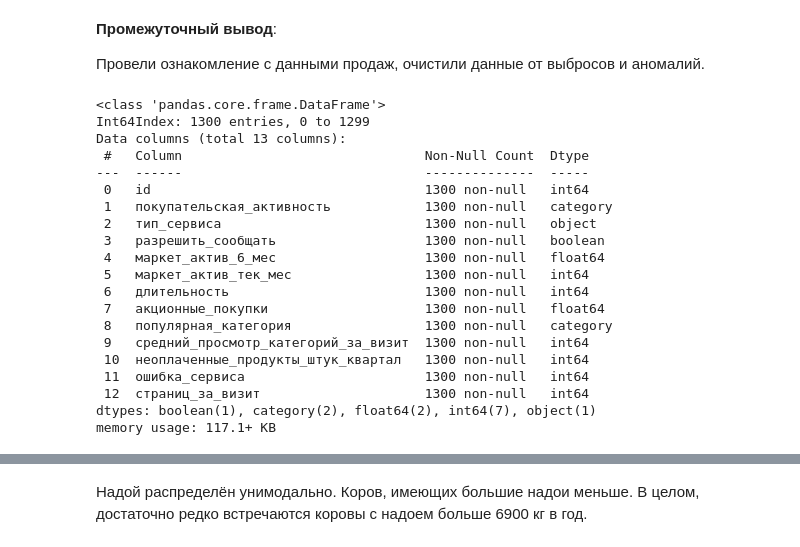
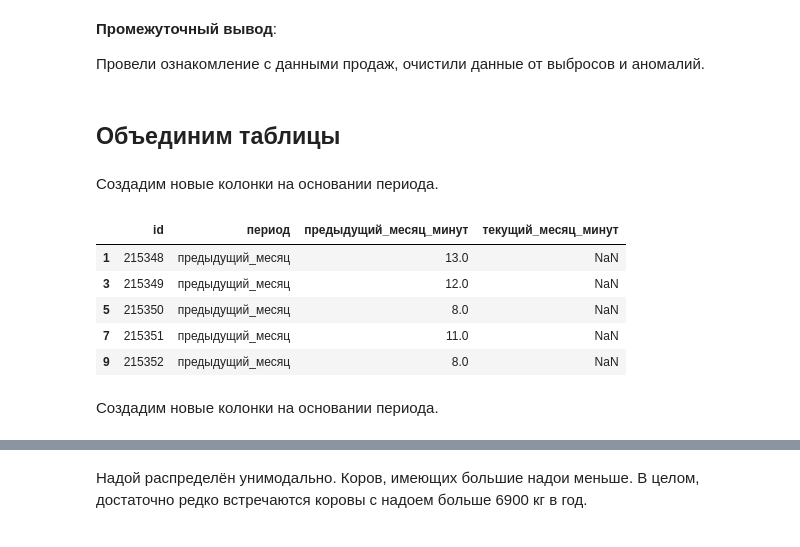
Before and after one commit to EvanderLatine/DS_Practicum, a Jupyter notebook: Customers_Retention/research.ipynb, the cells around one changed output, grey strips where cells are left out. Drawn from its saved outputs; the diff is of its cells as text; code cells hidden in the pictures.

Commit message:
feat: merge data

```diff
--- a/Customers_Retention/research.ipynb
+++ b/Customers_Retention/research.ipynb
@@ -381,4 +381,8 @@ dtype: int64
 market["тип_сервиса"] = market["тип_сервиса"].replace({" стандартт  ": "стандарт",
                                                        " стандарт   ": "стандарт",
                                                       " премиум    ": "премиум"})
-market_time["период"] = market_time["период"].replace("предыдцщий_месяц", "предыдyщий_месяц")
+market_time["период"] = market_time["период"].replace({" предыдцщий_месяц": "предыдyщий_месяц",
+                                                       " текущий_месяц   ": "текущий_месяц"})
+market_revenue["период"] = market_revenue["период"].replace({" препредыдущий_месяц": "препредыдущий_месяц",
+                                                       " текущий_месяц      ": "текущий_месяц",
+                                                       " предыдущий_месяц   ": "предыдущий_месяц"})
@@ -746,3 +760,5 @@ plt.show()
 **Промежуточный вывод**:
 
 Провели ознакомление с данными продаж, очистили данные от выбросов и аномалий.
+# %% [markdown]
+## Объединим таблицы
@@ -749,23 +767,21 @@ plt.show()
+# %% [markdown]
+Создадим новые колонки на основании периода.
 # %%
-market.info()
+def add_period_columns(df, col_end):
+    for period in df["период"].unique():
+        df = df.assign(**{
+            f"{period}_{col_end}": df.apply(lambda x: x[col_end] if x["период"] == period else None, axis=1)
+        })
+    return df
+
+market_time = market_time.groupby("период", group_keys=False).apply(lambda x: add_period_columns(x, "минут"))
+market_time.drop("минут", axis = 1, inplace = True)
-# %% [output]
-<class 'pandas.core.frame.DataFrame'>
-Int64Index: 1300 entries, 0 to 1299
-Data columns (total 13 columns):
- #   Column                               Non-Null Count  Dtype
----  ------                               --------------  -----
- 0   id                                   1300 non-null   int64
- 1   покупательская_активность            1300 non-null   category
- 2   тип_сервиса                          1300 non-null   object
- 3   разрешить_сообщать                   1300 non-null   boolean
- 4   маркет_актив_6_мес                   1300 non-null   float64
- 5   маркет_актив_тек_мес                 1300 non-null   int64
- 6   длительность                         1300 non-null   int64
- 7   акционные_покупки                    1300 non-null   float64
- 8   популярная_категория                 1300 non-null   category
- 9   средний_просмотр_категорий_за_визит  1300 non-null   int64
- 10  неоплаченные_продукты_штук_квартал   1300 non-null   int64
- 11  ошибка_сервиса                       1300 non-null   int64
- 12  страниц_за_визит                     1300 non-null   int64
-dtypes: boolean(1), category(2), float64(2), int64(7), object(1)
-memory usage: 117.1+ KB
+# %%
+market_time.head()
+# %% [output]
+|  | id | период | предыдyщий_месяц_минут | текущий_месяц_минут |
+| 1 | 215348 | предыдyщий_месяц | 13.0 | NaN |
+| 3 | 215349 | предыдyщий_месяц | 12.0 | NaN |
+| 5 | 215350 | предыдyщий_месяц | 8.0 | NaN |
+| 7 | 215351 | предыдyщий_месяц | 11.0 | NaN |
+| 9 | 215352 | предыдyщий_месяц | 8.0 | NaN |
@@ -771,0 +790,2 @@ memory usage: 117.1+ KB
+# %% [markdown]
+Создадим новые колонки на основании периода.
```
Also changed, not shown: parts of 5 cells of this notebook.
